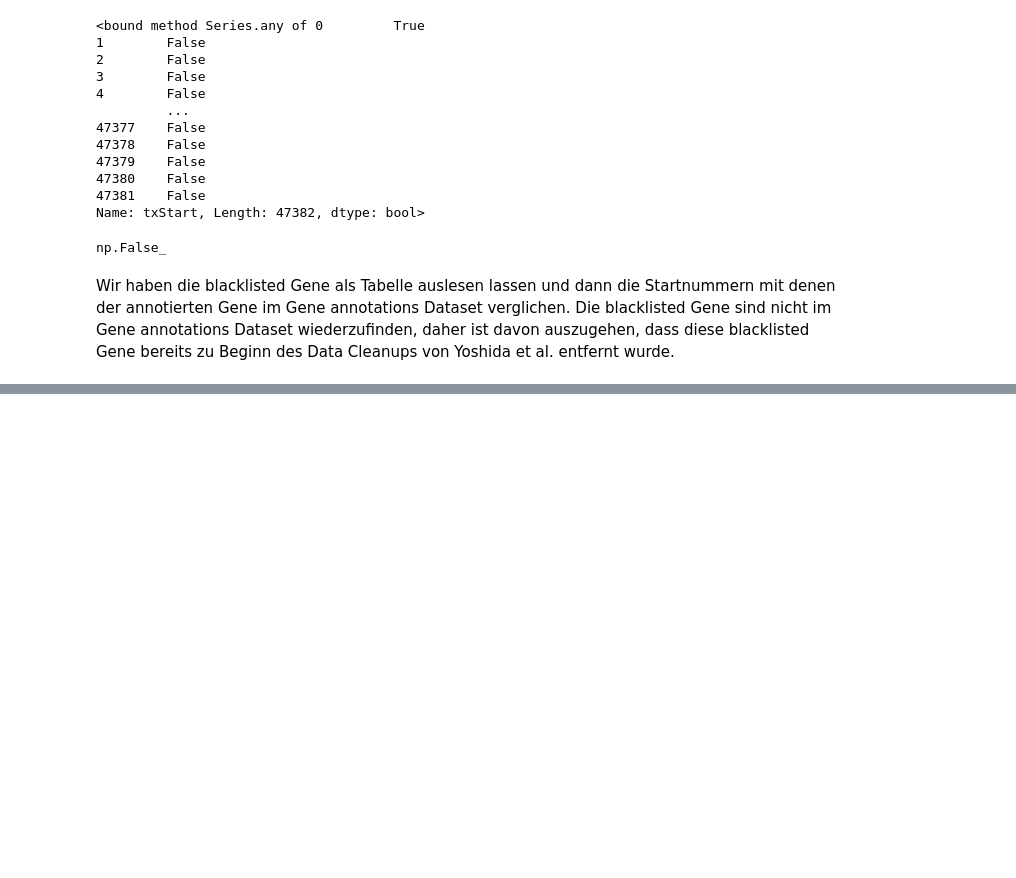
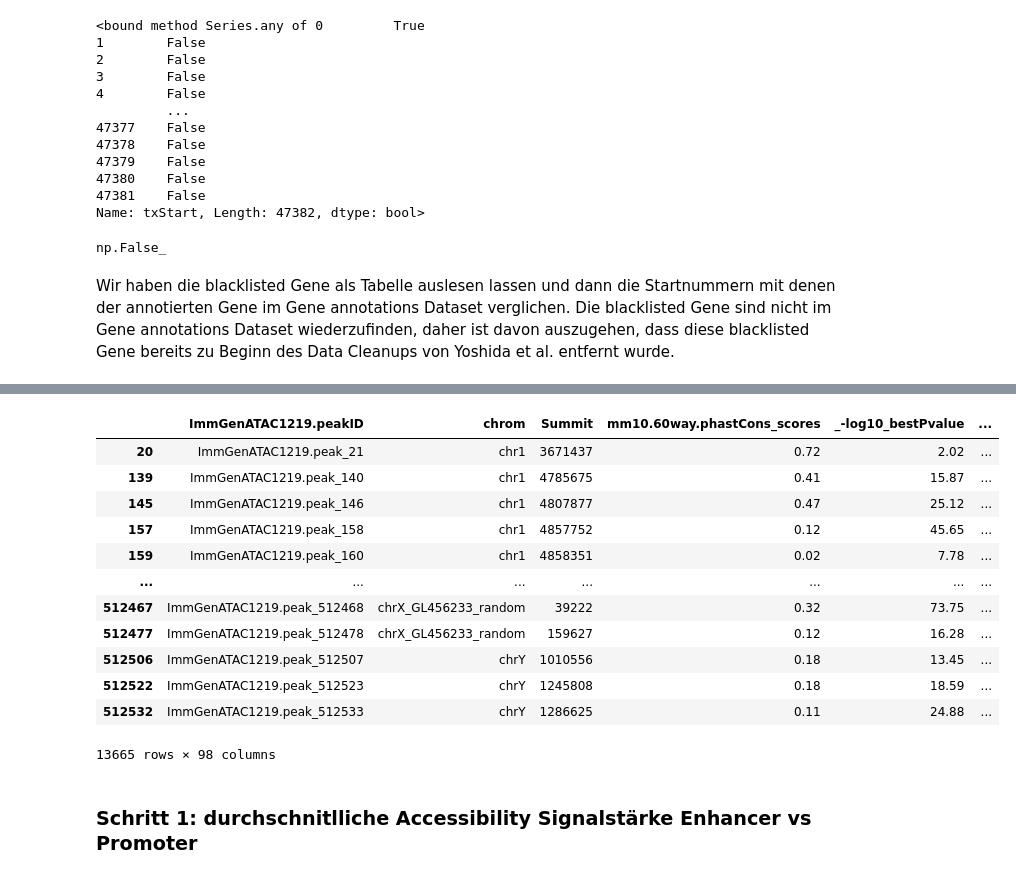
Before and after one commit to datascience-mobi-2026/topic04_team03, a Jupyter notebook: Jupyter_Lotta.ipynb, the cells around one changed output, grey strips where cells are left out. Saved outputs shown, nothing was run; the diff lists cells and outputs as text; code cells hidden in the pictures; blank space fills up the shorter version.

```diff
--- a/Jupyter_Lotta.ipynb
+++ b/Jupyter_Lotta.ipynb
@@ -80,7 +80,7 @@ Wir filtern die Werte nach P-Values und untersuchen den Datensatz nach auffälli
 <h2> Filtering low-signal peaks or low-variance features
 <h3> Filtering low-signal peaks
 # %%
-ATAC_pfiltered = ATAC_data[ATAC_data['_-log10_bestPvalue'] > -np.log10(0.05)]
+ATAC_pfiltered = ATAC_data[ATAC_data['_-log10_bestPvalue'] >= -np.log10(0.05)]
 ATAC_pfiltered
 #len(ATAC_pfiltered)
 # %% [output]
@@ -202,0 +247,19 @@ Wir haben die blacklisted Gene als Tabelle auslesen lassen und dann die Startnum
+# %%
+ATAC_promoter = ATAC_pfiltered[-ATAC_pfiltered["TSS"].isnull()] #alle Promoter
+ATAC_promoter
+# %% [output]
+|  | ImmGenATAC1219.peakID | chrom | Summit | mm10.60way.phastCons_scores | _-log10_bestPvalue | ... |
+| 20 | ImmGenATAC1219.peak_21 | chr1 | 3671437 | 0.72 | 2.02 | ... |
+| 139 | ImmGenATAC1219.peak_140 | chr1 | 4785675 | 0.41 | 15.87 | ... |
+| 145 | ImmGenATAC1219.peak_146 | chr1 | 4807877 | 0.47 | 25.12 | ... |
+| 157 | ImmGenATAC1219.peak_158 | chr1 | 4857752 | 0.12 | 45.65 | ... |
+| 159 | ImmGenATAC1219.peak_160 | chr1 | 4858351 | 0.02 | 7.78 | ... |
+| ... | ... | ... | ... | ... | ... | ... |
+| 512467 | ImmGenATAC1219.peak_512468 | chrX_GL456233_random | 39222 | 0.32 | 73.75 | ... |
+| 512477 | ImmGenATAC1219.peak_512478 | chrX_GL456233_random | 159627 | 0.12 | 16.28 | ... |
+| 512506 | ImmGenATAC1219.peak_512507 | chrY | 1010556 | 0.18 | 13.45 | ... |
+| 512522 | ImmGenATAC1219.peak_512523 | chrY | 1245808 | 0.18 | 18.59 | ... |
+| 512532 | ImmGenATAC1219.peak_512533 | chrY | 1286625 | 0.11 | 24.88 | ... |
+13665 rows × 98 columns
+# %% [markdown]
+<h3> Schritt 1: durchschnitlliche Accessibility Signalstärke Enhancer vs Promoter
```
Also changed, not shown: parts of 8 cells of this notebook.
